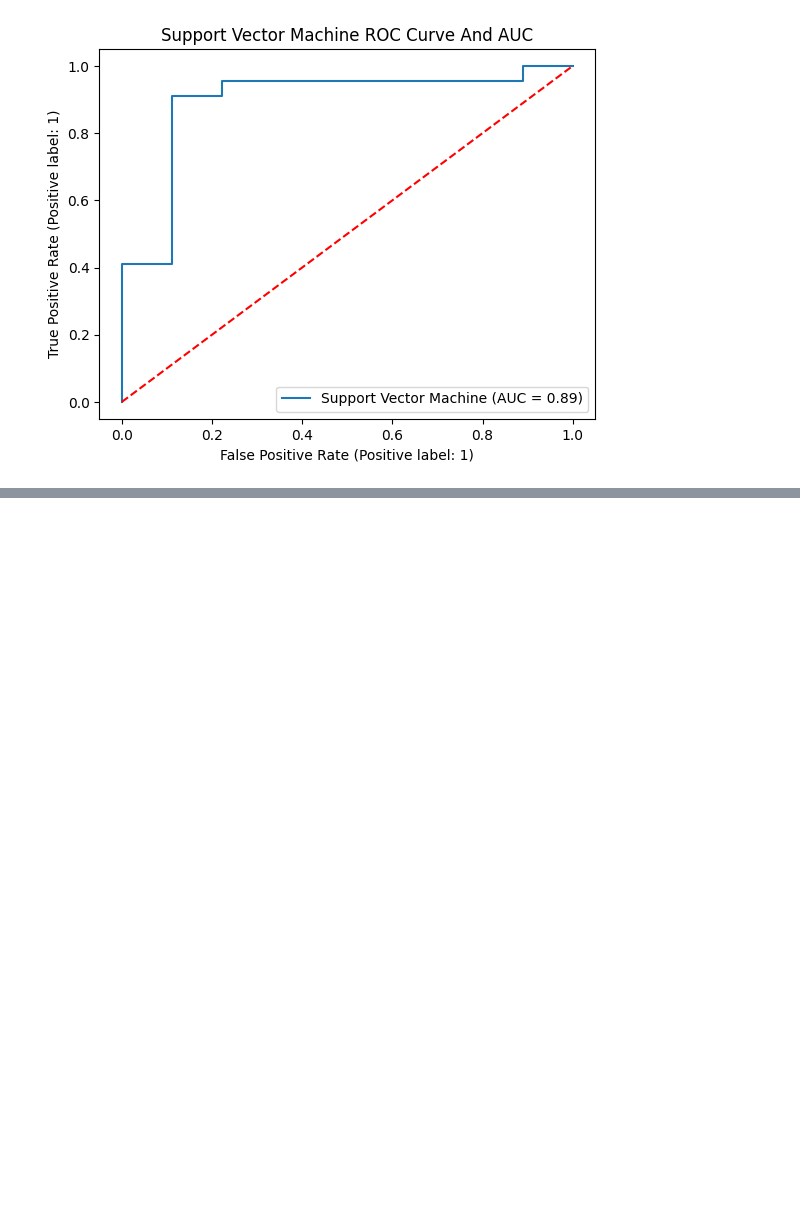
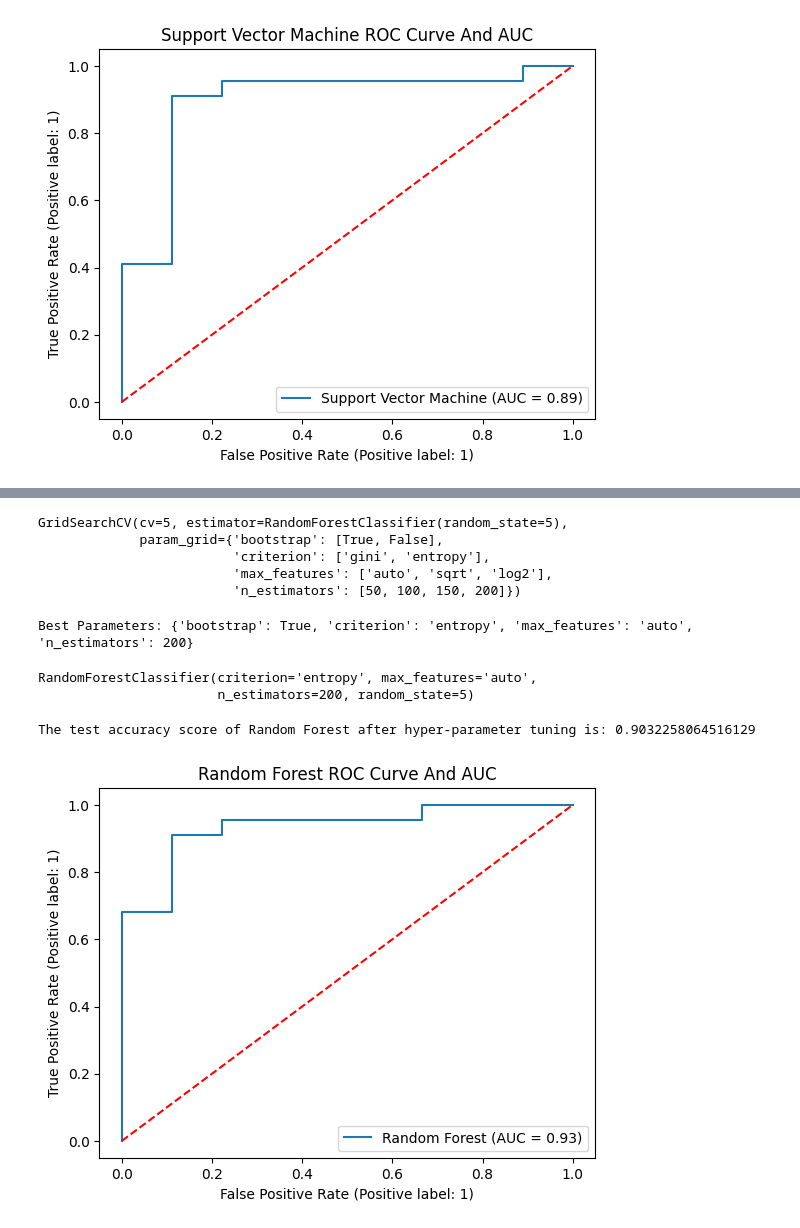
Before and after one commit to akhileshchoudary/Heart-Attack-Prediction-using-ML, a Jupyter notebook: heart-attack-prediction.ipynb, the cells around one changed output, grey strips where cells are left out. Drawn from its saved outputs; the diff is of its cells as text; code cells hidden in the pictures; blank space fills up the shorter version.

```diff
--- a/heart-attack-prediction.ipynb
+++ b/heart-attack-prediction.ipynb
@@ -1461,0 +1505,21 @@ plt.show()
+# %%
+random_forest_grid = GridSearchCV(random_forest_new, param_grid=parameters, cv=5)
+# %%
+random_forest_grid.fit(X_train, y_train)
+# %% [output]
+GridSearchCV(cv=5, estimator=RandomForestClassifier(random_state=5),
+             param_grid={'bootstrap': [True, False],
+                         'criterion': ['gini', 'entropy'],
+                         'max_features': ['auto', 'sqrt', 'log2'],
+                         'n_estimators': [50, 100, 150, 200]})
+# %%
+print("Best Parameters:", random_forest_grid.best_params_)
+# %% [output]
+Best Parameters: {'bootstrap': True, 'criterion': 'entropy', 'max_features': 'auto', 'n_estimators': 200}
+# %%
+random_forest_new2 = RandomForestClassifier(bootstrap = True, criterion = "entropy", max_features = "auto", n_estimators = 200, random_state = 5)
+# %%
+random_forest_new2.fit(X_train, y_train)
+# %% [output]
+RandomForestClassifier(criterion='entropy', max_features='auto',
+                       n_estimators=200, random_state=5)
@@ -1461,0 +1528,12 @@ plt.show()
+# %%
+print("The test accuracy score of Random Forest after hyper-parameter tuning is:", accuracy_score(y_test, y_pred))
+# %% [output]
+The test accuracy score of Random Forest after hyper-parameter tuning is: 0.9032258064516129
+# %%
+RocCurveDisplay.from_estimator(random_forest_new2, X_test, y_test, name="Random Forest")
+
+plt.title("Random Forest ROC Curve And AUC")
+plt.plot([0, 1], [0, 1], "r--")
+plt.show()
+# %% [output]
+[figure, added]
```
Also changed, not shown: parts of 12 cells of this notebook.
